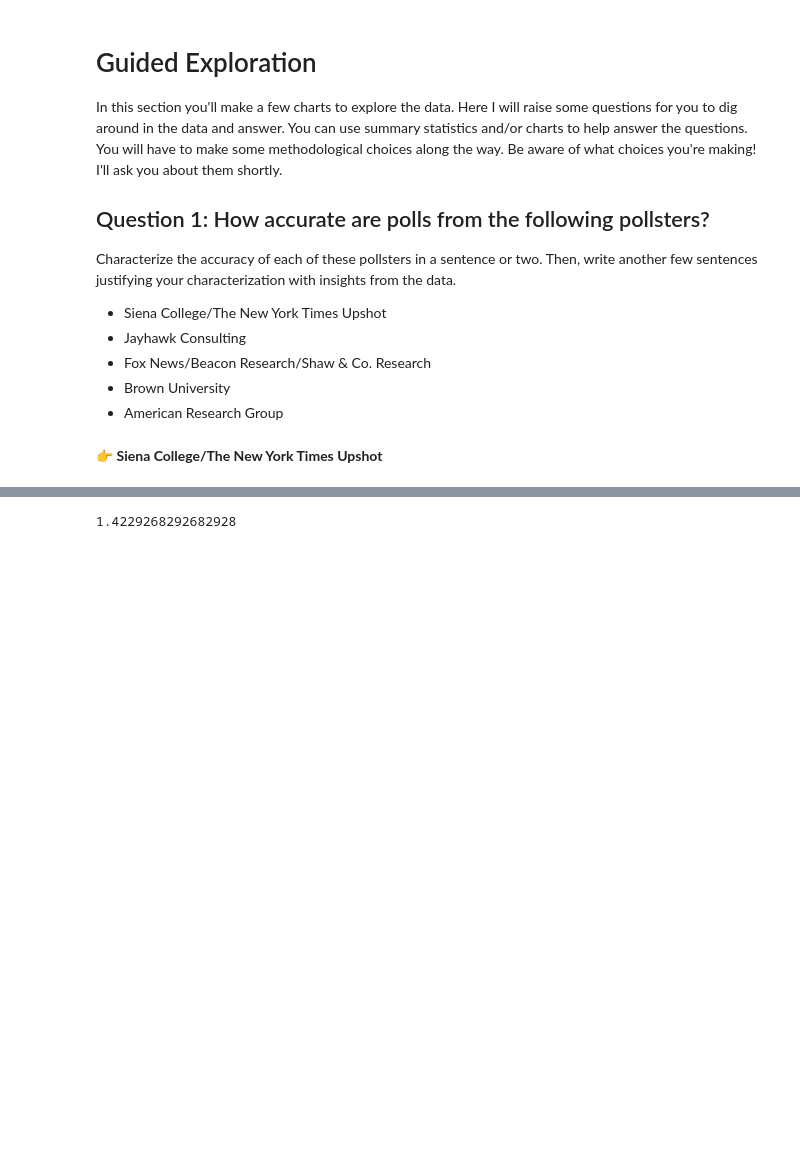
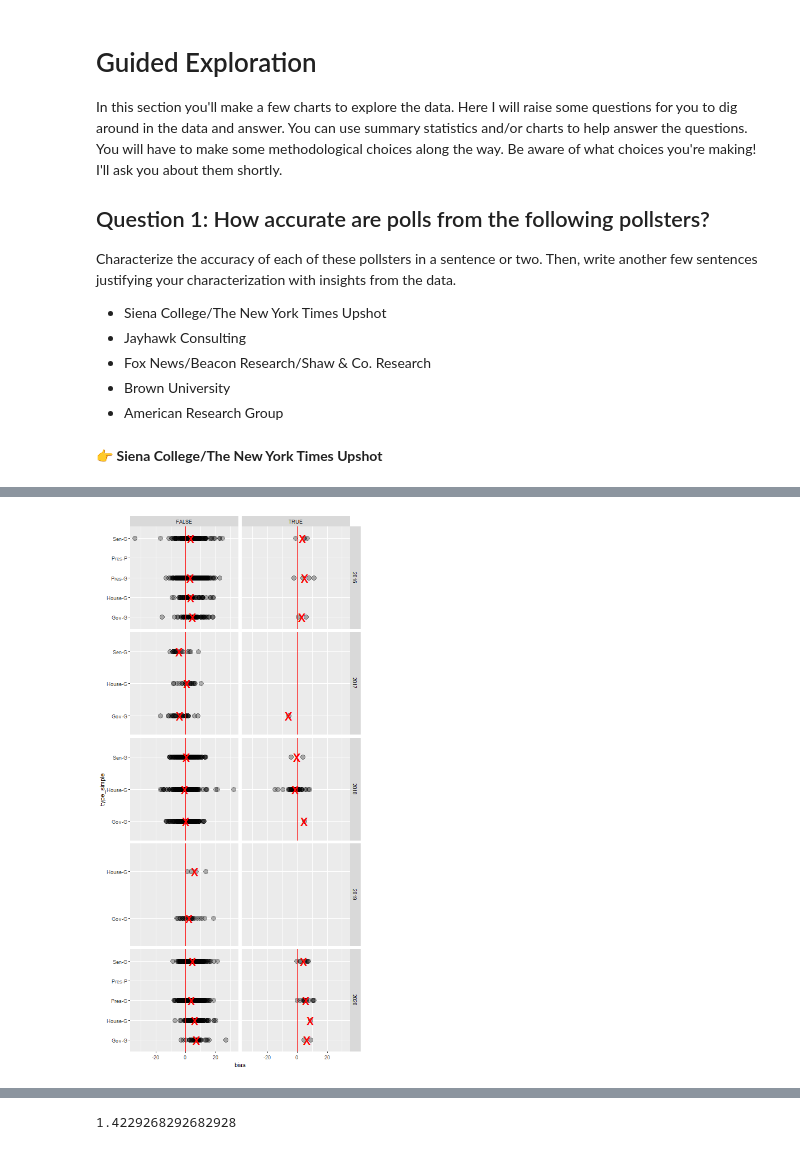
Before and after one commit to juhanarossi/polling-exploration-jake-juhana, a Jupyter notebook: notebook-3.ipynb, the cells around one changed output, grey strips where cells are left out. Saved outputs shown, nothing was run; the diff lists cells and outputs as text; code cells hidden in the pictures; blank space fills up the shorter version.

```diff
--- a/notebook-3.ipynb
+++ b/notebook-3.ipynb
@@ -118,0 +126,20 @@ len(nyt)
+# %%
+%%R -h 1000
+
+#pollster_df <- df %>% filter(pollster=='Siena College/The New York Times Upshot')
+
+plot_type_1 <- function(pollster_to_plot) {
+
+pollster_df <- df %>% filter(pollster=='my_pollster')
+ggplot(df %>% filter(year>=2016)) +
+    aes(x=bias, y=type_simple) +
+    geom_point(size=4, alpha=.3) +
+    stat_summary(fun.y=mean, geom='point', shape='x', size=10, color='red', alpha=1) +
+    geom_vline(aes(xintercept=0), color='red') +
+    #facet_wrap(~pollster=='Siena College/The New York Times Upshot')
+    facet_grid(year~pollster=='Siena College/The New York Times Upshot', scales='free_y')
+}
+
+plot_type_1('Siena College/The New York Times Upshot')
+# %% [output]
+[figure, added]
```
Also changed, not shown: parts of 9 cells of this notebook, 2 other files.
